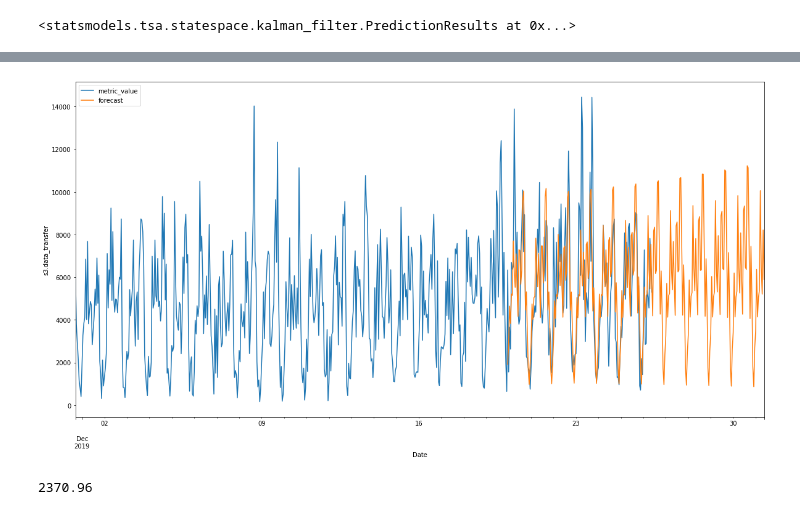
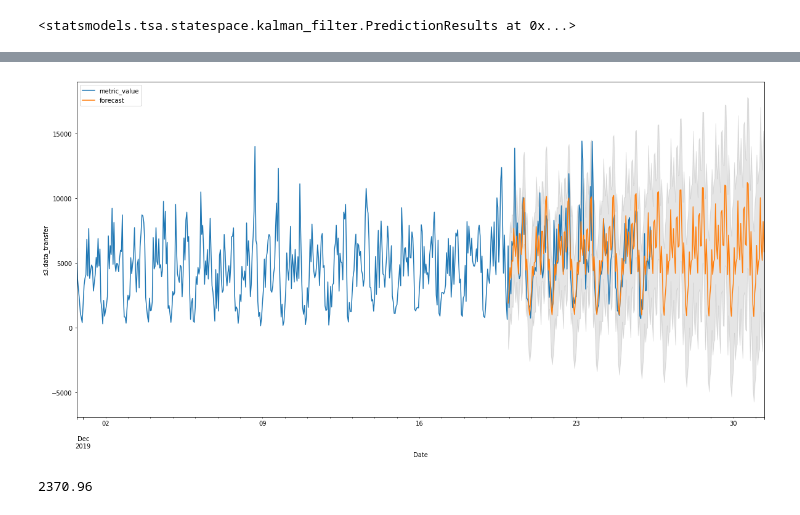
Before and after one commit to Noahz110/time-series-prediction, a Jupyter notebook: notebook/Amazon_forecast.ipynb, the cells around one changed output, grey strips where cells are left out. Cells and saved outputs as stored; diff of their text form; code cells hidden in the pictures.

```diff
--- a/notebook/Amazon_forecast.ipynb
+++ b/notebook/Amazon_forecast.ipynb
@@ -82,3 +55,0 @@ seasonal_pdq = [(x[0], x[1], x[2], 24) for x in list(itertools.product(p, d, q))
-# %%
-train_data = data['2019-11-30 17:00:00':'2019-12-19 22:00:00']
-test_data = data['2019-12-19 23:00:00':'2019-12-26 09:00:00']
@@ -203,13 +152,13 @@ Freq: H, Length: 120, dtype: float64
 # %%
 ax = data.plot(figsize=(20, 10))
 pred2.predicted_mean.plot(ax=ax, label='forecast')
-# ax.fill_between(pred2_ci.index, pred2_ci.iloc[:, 0], pred2_ci.iloc[:, 1], color='k', alpha=.1)
+ax.fill_between(pred2_ci.index, pred2_ci.iloc[:, 0], pred2_ci.iloc[:, 1], color='k', alpha=.1)
 plt.ylabel('s3.data_transfer')
 plt.xlabel('Date')
 plt.legend(loc=2)
 plt.show()
 # %% [output]
-[figure, old version]
+[figure, new version]
 # %%
 # Root Mean Square Error (RMSE)
 rmse = np.sqrt(mean_squared_error(test_data['metric_value'], pred2.predicted_mean['2019-12-19 23:00:00':'2019-12-26 09:00:00']))
```
Also changed, not shown: parts of 87 cells of this notebook.
